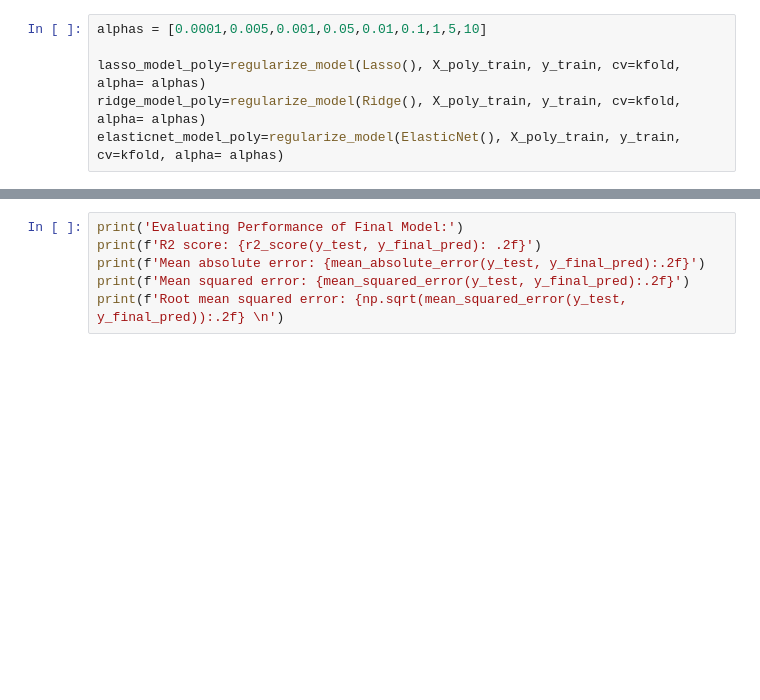
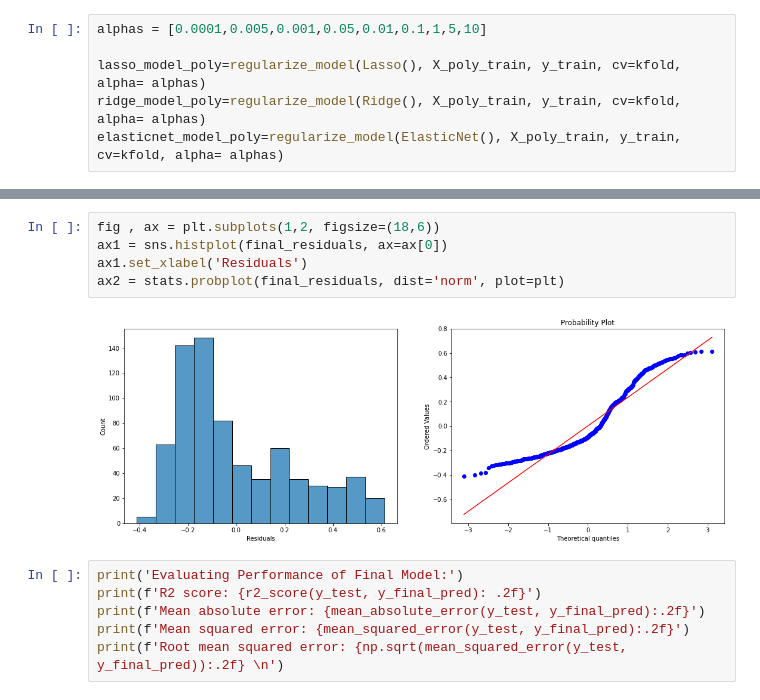
Before and after one commit to aanvigoel/Metis_Projects, a Jupyter notebook: LRWS/LWRS_Project_Final.ipynb, the cells around one changed output, grey strips where cells are left out. Saved outputs shown, nothing was run; the diff lists cells and outputs as text; blank space fills up the shorter version.

```diff
--- a/LRWS/LWRS_Project_Final.ipynb
+++ b/LRWS/LWRS_Project_Final.ipynb
@@ -640,3 +641,10 @@ Text(0, 0.5, 'Residuals')
+# %%
+fig , ax = plt.subplots(1,2, figsize=(18,6))
+ax1 = sns.histplot(final_residuals, ax=ax[0])
+ax1.set_xlabel('Residuals')
+ax2 = stats.probplot(final_residuals, dist='norm', plot=plt)
+# %% [output]
+[figure, added]
 # %%
 print('Evaluating Performance of Final Model:')
 print(f'R2 score: {r2_score(y_test, y_final_pred): .2f}')
```
Also changed, not shown: parts of 17 cells of this notebook, 1 other file.
